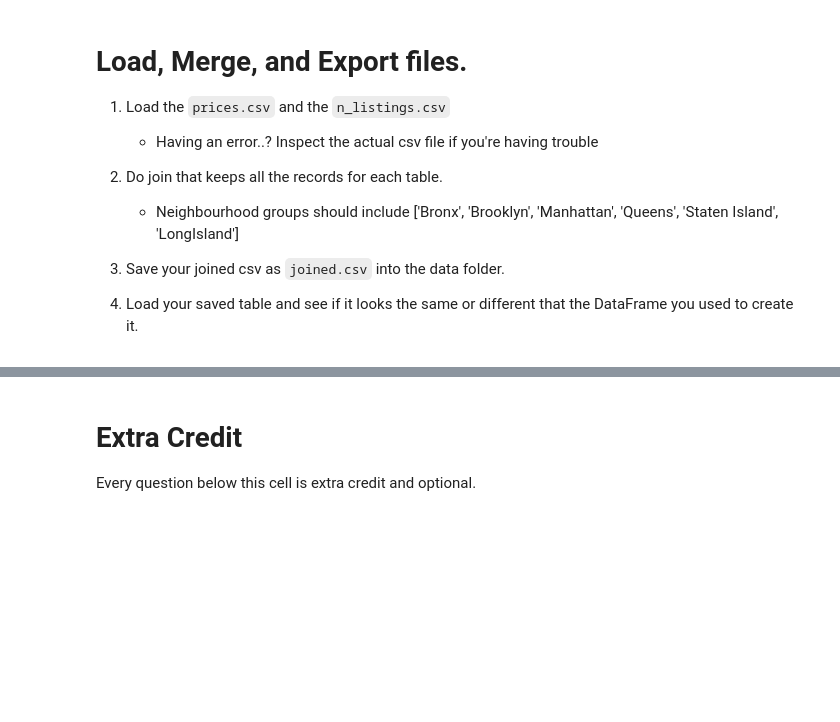
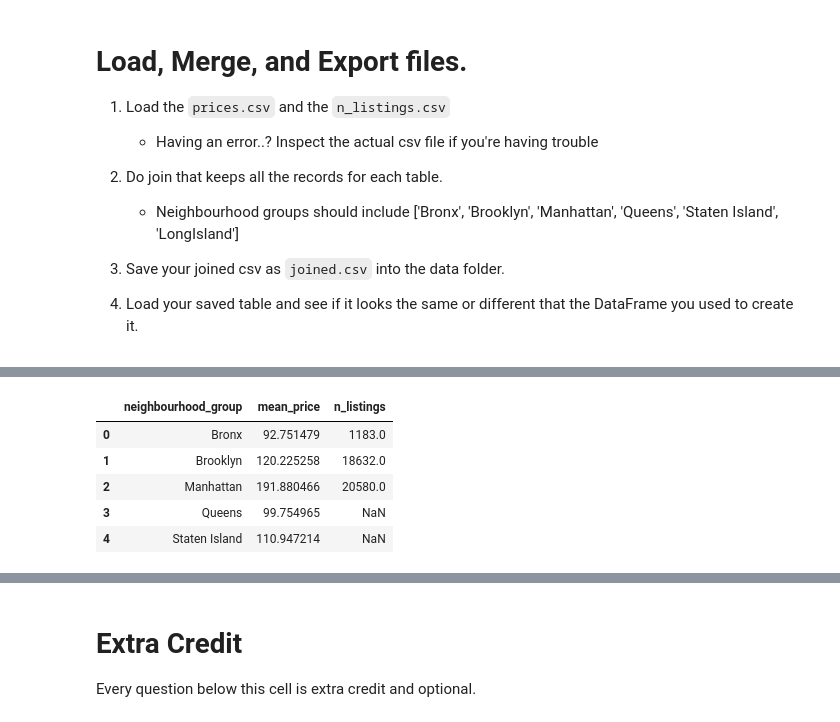
Before and after one commit to CUNYTechPrep/ds-fall-2025-fri-1230, a Jupyter notebook: Week-01-Pandas/exercise/joshua-sin-week-01.ipynb, the cells around one changed output, grey strips where cells are left out. Cells and saved outputs as stored; diff of their text form; code cells hidden in the pictures; blank space fills up the shorter version.

```diff
--- a/Week-01-Pandas/exercise/joshua-sin-week-01.ipynb
+++ b/Week-01-Pandas/exercise/joshua-sin-week-01.ipynb
@@ -98,0 +298,6 @@ Return the following subsets of the dataframe.
+# %%
+# 1. Load the `prices.csv` and the `n_listings.csv`
+df_prices = pd.read_csv('/workspaces/ds-fall-2025-fri-1230/Week-01-Pandas/data/prices.csv')
+df_prices.head()
+df_nlistings = pd.read_csv('/workspaces/ds-fall-2025-fri-1230/Week-01-Pandas/data/n_listings.csv', sep=';')
+df_nlistings.head()
@@ -99,4 +310,13 @@ Return the following subsets of the dataframe.
 # %%
 # 2. Do join that keeps all the records for each table.
+dfmerged = pd.merge(df_prices, df_nlistings, on='neighbourhood_group', how='left')
+dfmerged
+# %% [output]
+|  | neighbourhood_group | mean_price | n_listings |
+| 0 | Bronx | 92.751479 | 1183.0 |
+| 1 | Brooklyn | 120.225258 | 18632.0 |
+| 2 | Manhattan | 191.880466 | 20580.0 |
+| 3 | Queens | 99.754965 | NaN |
+| 4 | Staten Island | 110.947214 | NaN |
 # %%
 # 3. Save your joined csv as `joined.csv` into the data folder.
```
Also changed, not shown: parts of 18 cells of this notebook.
